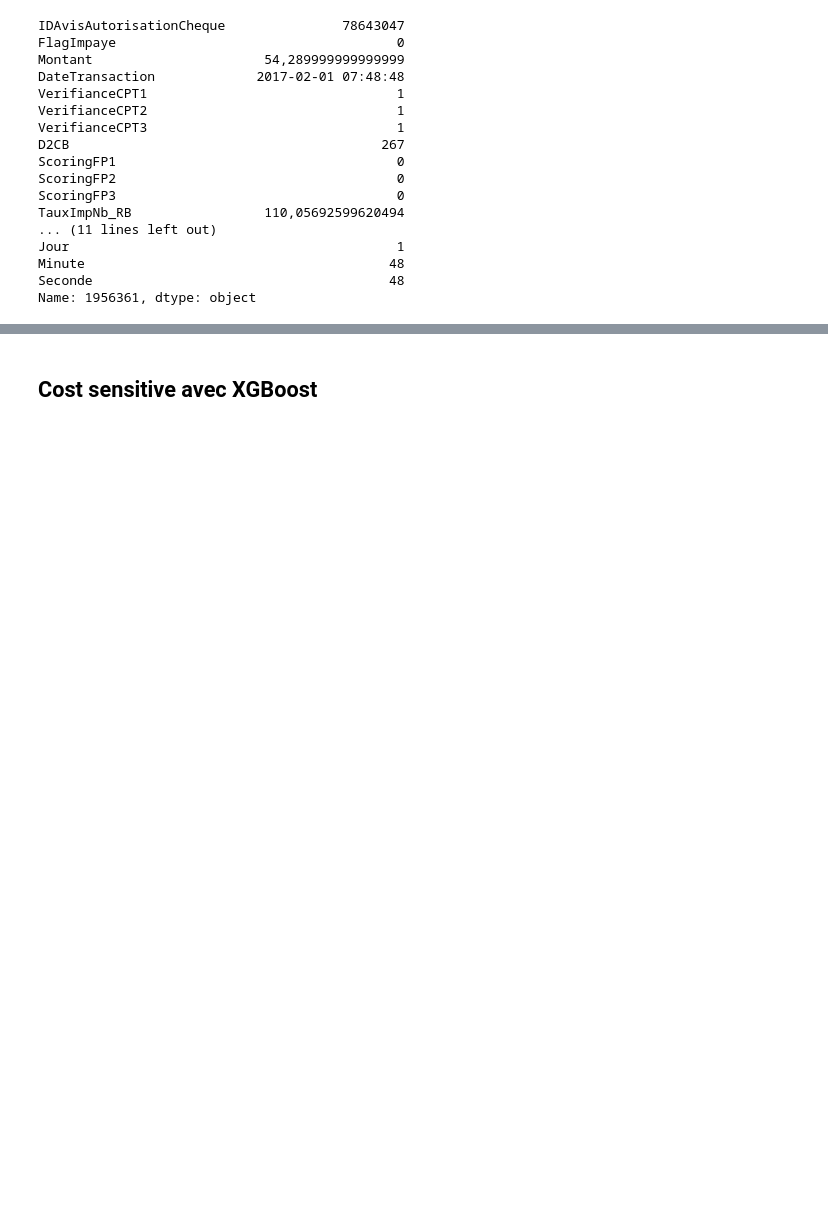
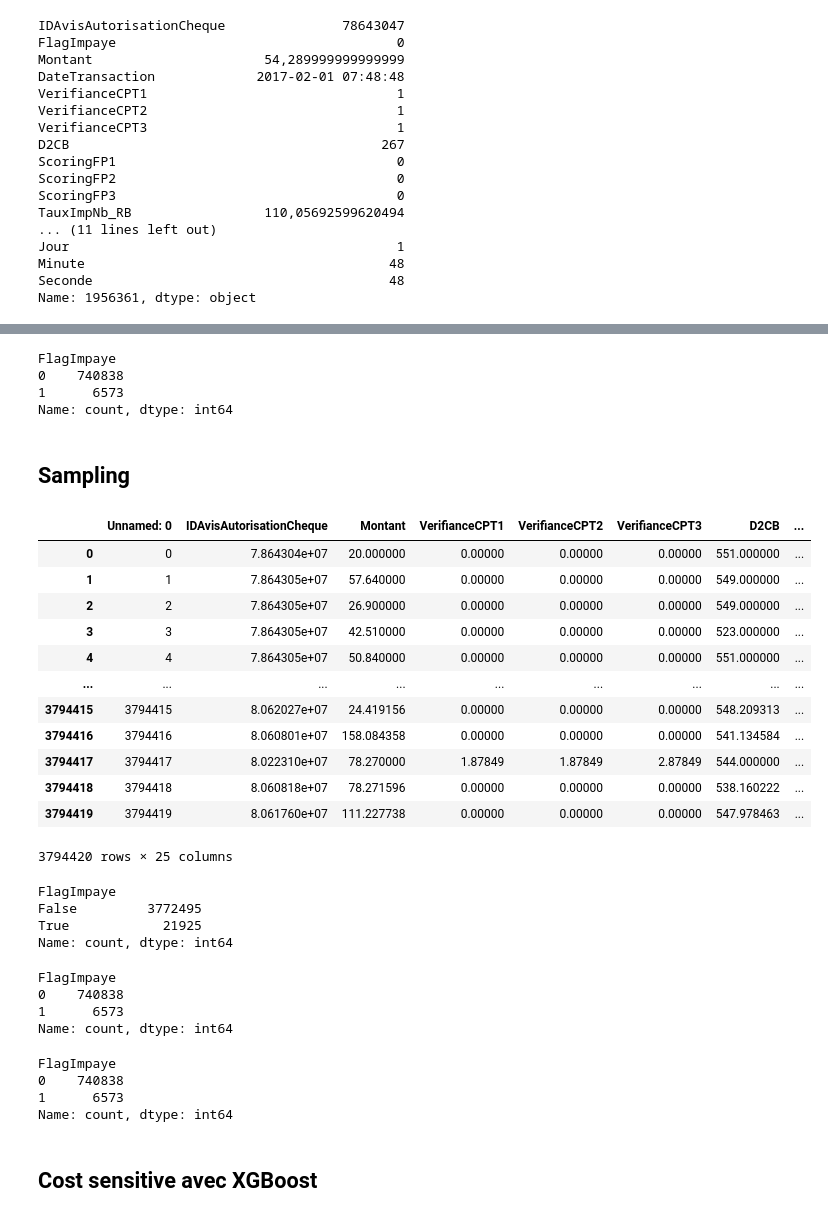
Before and after one commit to adcastex/fouille_de_donnees, a Jupyter notebook: XGBoost.ipynb, the cells around one changed output, grey strips where cells are left out. Cells and saved outputs as stored; diff of their text form; code cells hidden in the pictures; blank space fills up the shorter version.

```diff
--- a/XGBoost.ipynb
+++ b/XGBoost.ipynb
@@ -133,0 +91,28 @@ neg/pos ## valeur pour le futur weight_class
+# %%
+y_test.value_counts()
+# %% [output]
+FlagImpaye
+0    740838
+1      6573
+Name: count, dtype: int64
+# %% [markdown]
+## Sampling
+# %%
+X_train=pd.read_csv("X.csv")
+y_train=pd.read_csv("y.csv")
+# %%
+X_train
+# %% [output]
+|  | Unnamed: 0 | IDAvisAutorisationCheque | Montant | VerifianceCPT1 | VerifianceCPT2 | VerifianceCPT3 | D2CB | ... |
+| 0 | 0 | 7.864304e+07 | 20.000000 | 0.00000 | 0.00000 | 0.00000 | 551.000000 | ... |
+| 1 | 1 | 7.864305e+07 | 57.640000 | 0.00000 | 0.00000 | 0.00000 | 549.000000 | ... |
+| 2 | 2 | 7.864305e+07 | 26.900000 | 0.00000 | 0.00000 | 0.00000 | 549.000000 | ... |
+| 3 | 3 | 7.864305e+07 | 42.510000 | 0.00000 | 0.00000 | 0.00000 | 523.000000 | ... |
+| 4 | 4 | 7.864305e+07 | 50.840000 | 0.00000 | 0.00000 | 0.00000 | 551.000000 | ... |
+| ... | ... | ... | ... | ... | ... | ... | ... | ... |
+| 3794415 | 3794415 | 8.062027e+07 | 24.419156 | 0.00000 | 0.00000 | 0.00000 | 548.209313 | ... |
+| 3794416 | 3794416 | 8.060801e+07 | 158.084358 | 0.00000 | 0.00000 | 0.00000 | 541.134584 | ... |
+| 3794417 | 3794417 | 8.022310e+07 | 78.270000 | 1.87849 | 1.87849 | 2.87849 | 544.000000 | ... |
+| 3794418 | 3794418 | 8.060818e+07 | 78.271596 | 0.00000 | 0.00000 | 0.00000 | 538.160222 | ... |
+| 3794419 | 3794419 | 8.061760e+07 | 111.227738 | 0.00000 | 0.00000 | 0.00000 | 547.978463 | ... |
+3794420 rows × 25 columns
@@ -134,3 +122,24 @@ neg/pos ## valeur pour le futur weight_class
+# %%
+y_train.value_counts()
+# %% [output]
+FlagImpaye
+False         3772495
+True            21925
+Name: count, dtype: int64
+# %%
+y_test.value_counts()
+# %% [output]
+FlagImpaye
+0    740838
+1      6573
+Name: count, dtype: int64
+# %%
+y_test.value_counts()
+# %% [output]
+FlagImpaye
+0    740838
+1      6573
+Name: count, dtype: int64
 # %% [markdown]
 ## Cost sensitive avec XGBoost
 # %%
```
Also changed, not shown: parts of 21 cells of this notebook.
